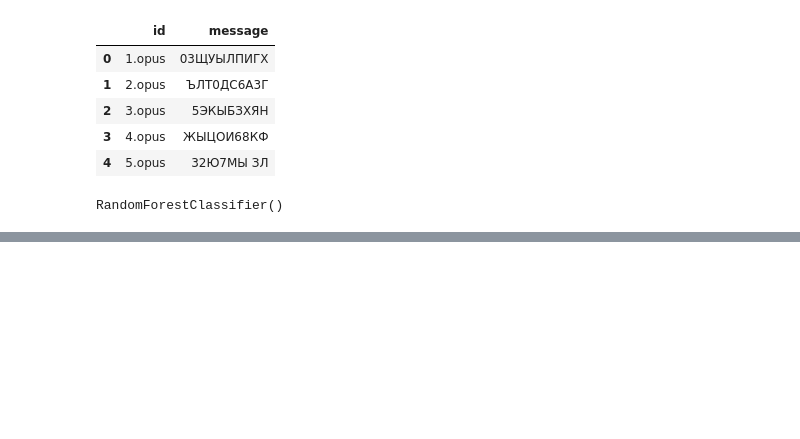
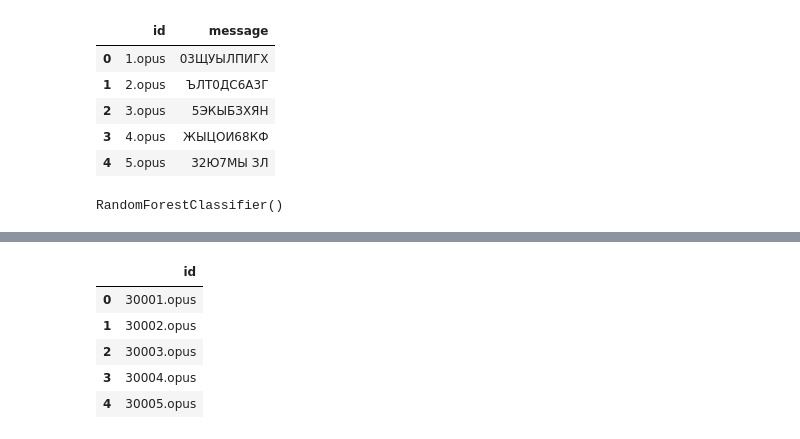
Before and after one commit to ViMasHub/Test_Kontur, a Jupyter notebook: Тестовое_задание.ipynb, the cells around one changed output, grey strips where cells are left out. Cells and saved outputs as stored; diff of their text form; code cells hidden in the pictures; blank space fills up the shorter version.

```diff
--- a/Тестовое_задание.ipynb
+++ b/Тестовое_задание.ipynb
@@ -305,0 +297,11 @@ RandomForestClassifier()
+# %%
+pd_test = pd.read_csv('/test.csv')
+
+pd_test.head(5)
+# %% [output]
+|  | id |
+| 0 | 30001.opus |
+| 1 | 30002.opus |
+| 2 | 30003.opus |
+| 3 | 30004.opus |
+| 4 | 30005.opus |
```
Also changed, not shown: parts of 1 cell of this notebook.
